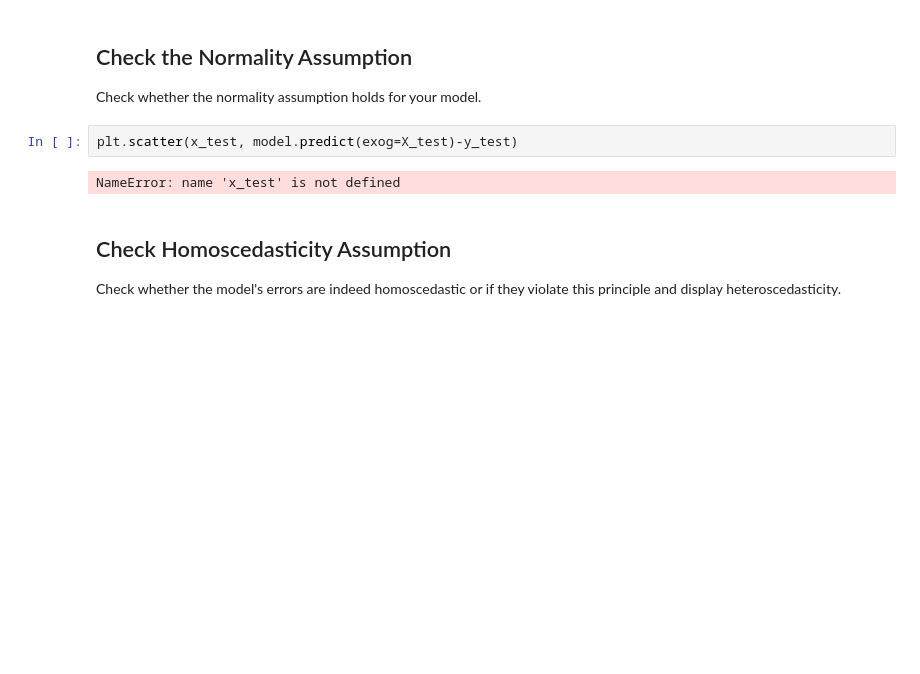
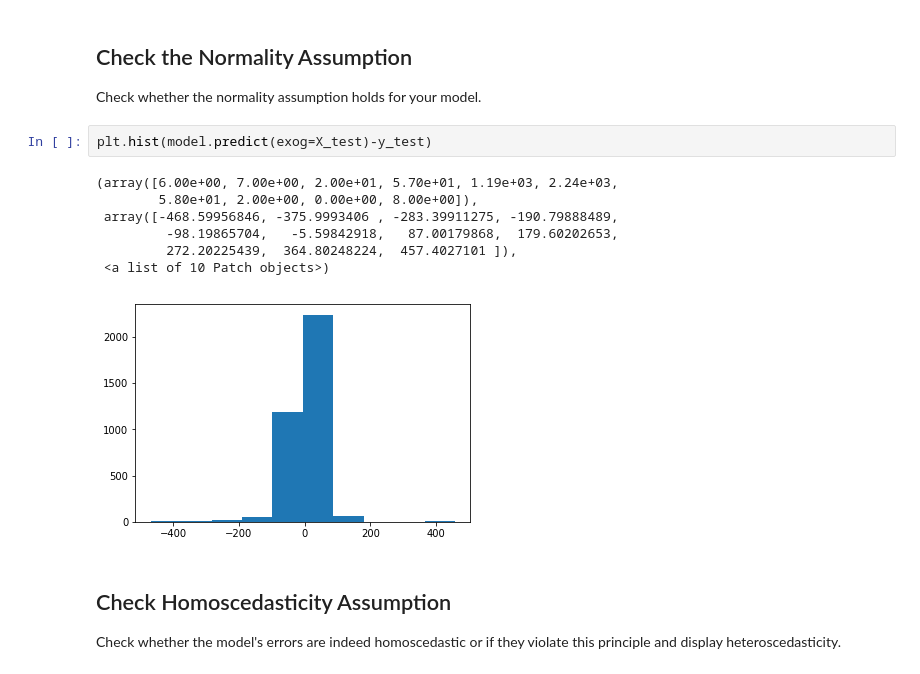
Before and after one commit to npschafer/dsc-modeling-your-data-lab-houston-ds-042219, a Jupyter notebook: index.ipynb, the cells around one changed output. Drawn from its saved outputs; the diff is of its cells as text; blank space fills up the shorter version.

```diff
--- a/index.ipynb
+++ b/index.ipynb
@@ -425,9 +425,15 @@ strong multicollinearity problems or that the design matrix is singular.
 
 Check whether the normality assumption holds for your model.
 # %%
-plt.scatter(x_test, model.predict(exog=X_test)-y_test)
+plt.hist(model.predict(exog=X_test)-y_test)
 # %% [output]
-NameError: name 'x_test' is not defined
+(array([6.00e+00, 7.00e+00, 2.00e+01, 5.70e+01, 1.19e+03, 2.24e+03,
+        5.80e+01, 2.00e+00, 0.00e+00, 8.00e+00]),
+ array([-468.59956846, -375.9993406 , -283.39911275, -190.79888489,
+         -98.19865704,   -5.59842918,   87.00179868,  179.60202653,
+         272.20225439,  364.80248224,  457.4027101 ]),
+ <a list of 10 Patch objects>)
+[figure, added]
 # %% [markdown]
 ## Check Homoscedasticity Assumption
 
```
